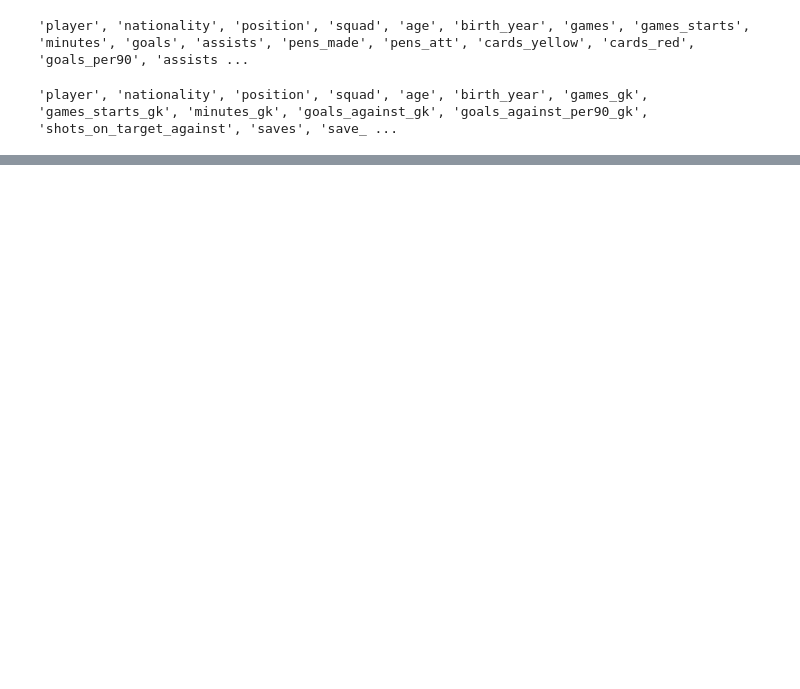
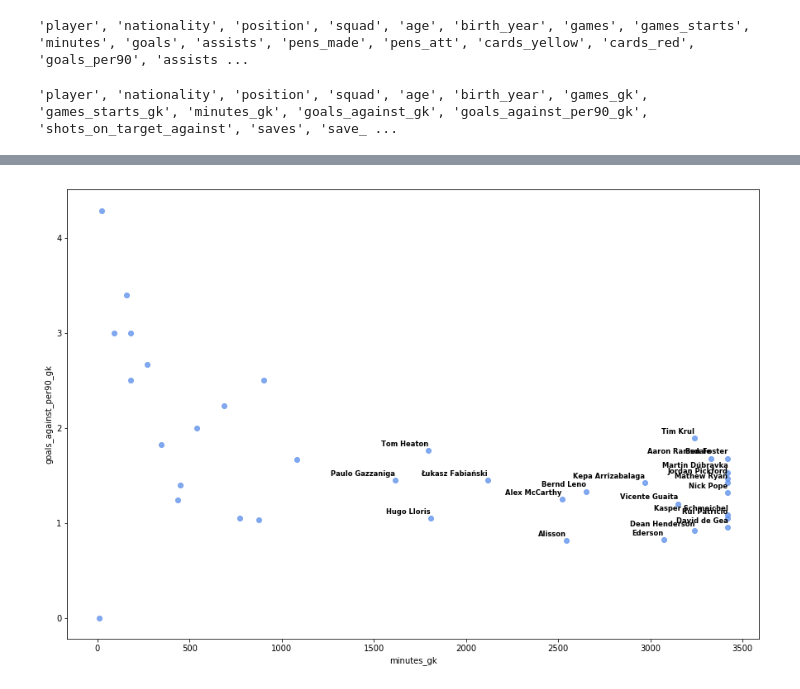
Before and after one commit to sidthakur08/fpl_explore, a Jupyter notebook: explore.ipynb, the cells around one changed output, grey strips where cells are left out. Saved outputs shown, nothing was run; the diff lists cells and outputs as text; code cells hidden in the pictures; blank space fills up the shorter version.

```diff
--- a/explore.ipynb
+++ b/explore.ipynb
@@ -83,0 +49,5 @@ for i in keeper_data.columns:
+# %%
+keeper = keeper_data.loc[:,['player','squad','age','minutes_gk','goals_against_gk','goals_against_per90_gk',
+                            'shots_on_target_against','saves','save_pct','clean_sheets_pct','pens_allowed',
+                            'psxg_gk','psnpxg_per_shot_on_target_against','psxg_net_gk']]
+keeper
@@ -83,0 +72,20 @@ for i in keeper_data.columns:
+# %%
+'''try:
+    keeper['save_pct'] = keeper.apply(lambda row: (row.shots_on_target_against - row.goals_against_gk)/row.shots_on_target_against,axis=1)
+except:
+    pass
+keeper'''
+# %%
+def plot_players(df,factor):
+    plt.figure(figsize=(15,10))
+    m = sns.regplot(data=df,y=factor,x='minutes_gk',fit_reg=False,marker='o',color='cornflowerblue')
+
+    for line in range(0,df.shape[0]):
+        if factor=='goals_against_per90_gk':
+            if df[factor][line]>=0 and df[factor][line]<=2 and df['minutes_gk'][line]>=1200:
+                m.text( df['minutes_gk'][line]-0.08,df[factor][line]+0.05, df.player[line], horizontalalignment='right', size='small', color='black', weight='semibold')
+        elif factor=='psxg_net_gk':
+            if df[factor][line]>=2.5 and df['minutes_gk'][line]>=1200:
+                m.text( df['minutes_gk'][line]+0.5,df[factor][line]-0.4, df.player[line], horizontalalignment='right', size='small', color='black', weight='semibold')
+        else:
+            m.text( df['minutes_gk'][line]-0.01,df[factor][line]+0.01, df.player[line], horizontalalignment='right', size='small', color='black', weight='semibold')
@@ -83,0 +94,4 @@ for i in keeper_data.columns:
+# %%
+plot_players(keeper,'goals_against_per90_gk')
+# %% [output]
+[figure, added]
```
Also changed, not shown: parts of 10 cells of this notebook.
